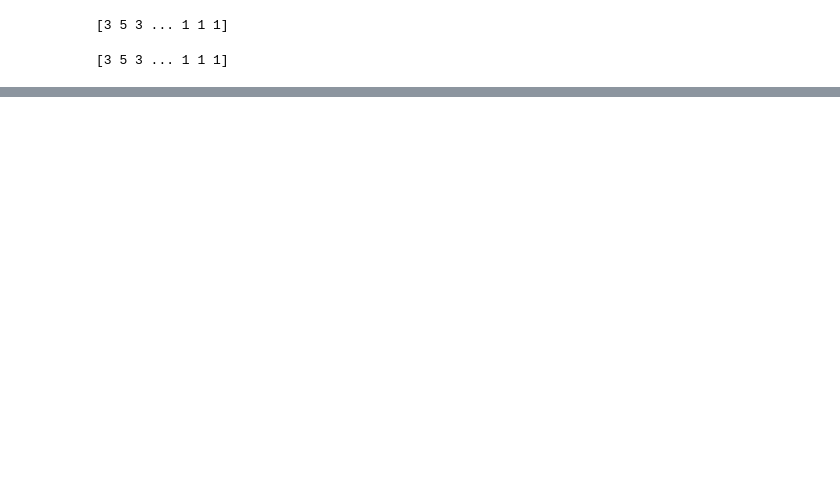
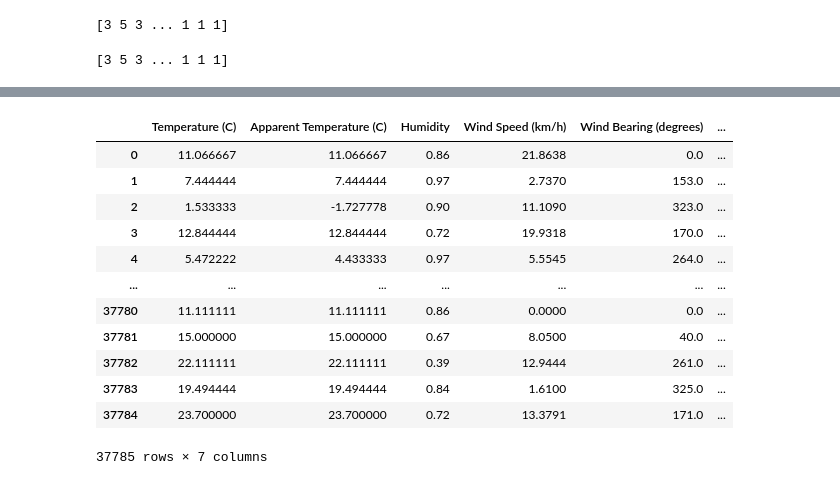
Before and after one commit to yashgupta1999/Big-Data-Project, a Jupyter notebook: naive_bayes.ipynb, the cells around one changed output, grey strips where cells are left out. Drawn from its saved outputs; the diff is of its cells as text; code cells hidden in the pictures; blank space fills up the shorter version.

```diff
--- a/naive_bayes.ipynb
+++ b/naive_bayes.ipynb
@@ -392,0 +443,16 @@ Name: columns, dtype: int64
+# %%
+testx
+# %% [output]
+|  | Temperature (C) | Apparent Temperature (C) | Humidity | Wind Speed (km/h) | Wind Bearing (degrees) | ... |
+| 0 | 11.066667 | 11.066667 | 0.86 | 21.8638 | 0.0 | ... |
+| 1 | 7.444444 | 7.444444 | 0.97 | 2.7370 | 153.0 | ... |
+| 2 | 1.533333 | -1.727778 | 0.90 | 11.1090 | 323.0 | ... |
+| 3 | 12.844444 | 12.844444 | 0.72 | 19.9318 | 170.0 | ... |
+| 4 | 5.472222 | 4.433333 | 0.97 | 5.5545 | 264.0 | ... |
+| ... | ... | ... | ... | ... | ... | ... |
+| 37780 | 11.111111 | 11.111111 | 0.86 | 0.0000 | 0.0 | ... |
+| 37781 | 15.000000 | 15.000000 | 0.67 | 8.0500 | 40.0 | ... |
+| 37782 | 22.111111 | 22.111111 | 0.39 | 12.9444 | 261.0 | ... |
+| 37783 | 19.494444 | 19.494444 | 0.84 | 1.6100 | 325.0 | ... |
+| 37784 | 23.700000 | 23.700000 | 0.72 | 13.3791 | 171.0 | ... |
+37785 rows × 7 columns
```
Also changed, not shown: parts of 10 cells of this notebook, 1 other file.
